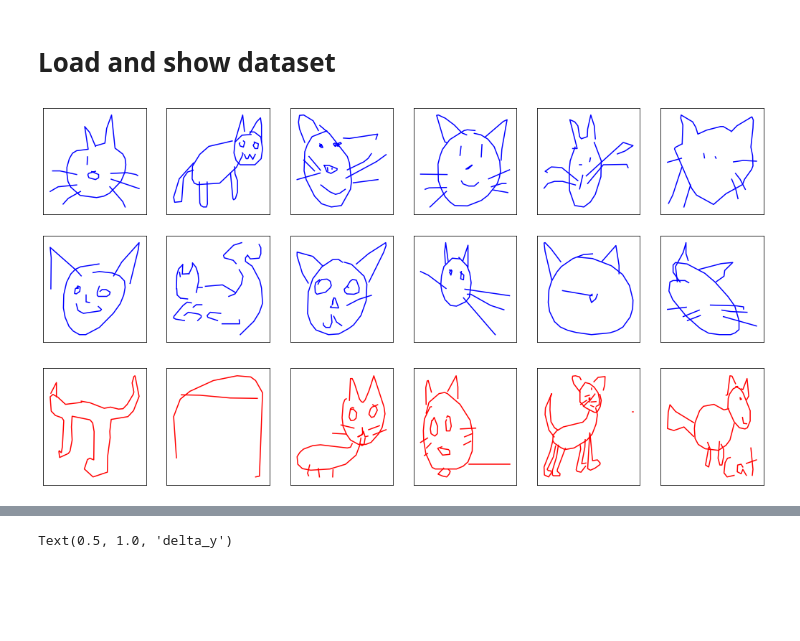
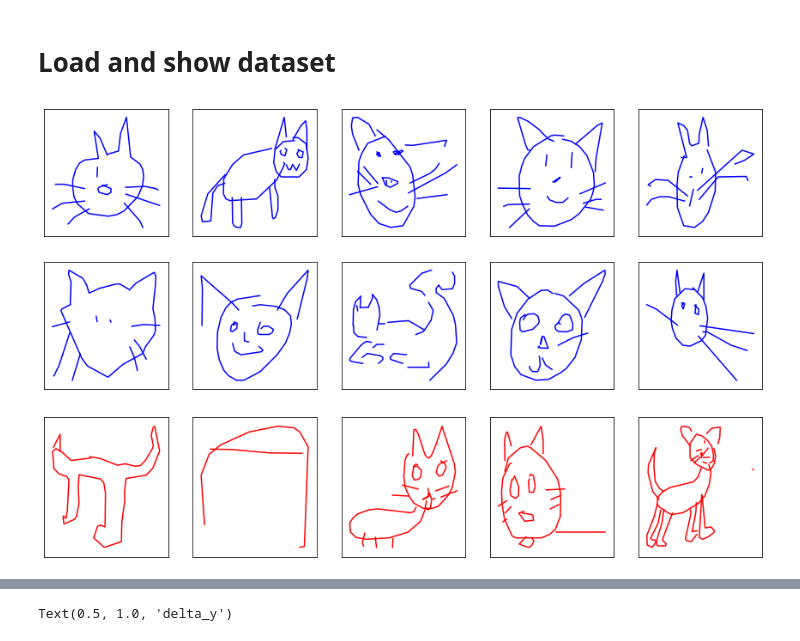
Before and after one commit to quentin-auge/draw, a Jupyter notebook: draw.ipynb, the cells around one changed output, grey strips where cells are left out. Drawn from its saved outputs; the diff is of its cells as text; code cells hidden in the pictures; blank space fills up the shorter version.

```diff
--- a/draw.ipynb
+++ b/draw.ipynb
@@ -38,19 +38,19 @@ for item in dataset:
     else:
         bad_drawings.append(item['image'])
 # %%
-fig, axarr = get_canvas(2, 6)
+fig, axarr = get_canvas(2, 5)
 
 for i, ax in enumerate(axarr.flatten()):
     plot(good_drawings[i], color='b', ax=ax)
 # %% [output]
-[figure, old version]
+[figure, new version]
 # %%
-fig, axarr = get_canvas(1, 6)
+fig, axarr = get_canvas(1, 5)
 
 for i, ax in enumerate(axarr.flatten()):
     plot(bad_drawings[i], color='r', ax=ax)
 # %% [output]
-[figure, old version]
+[figure, new version]
 # %%
 %%capture
 idx = np.random.choice(range(len(good_drawings)))
```
Also changed, not shown: parts of 2 cells of this notebook.
